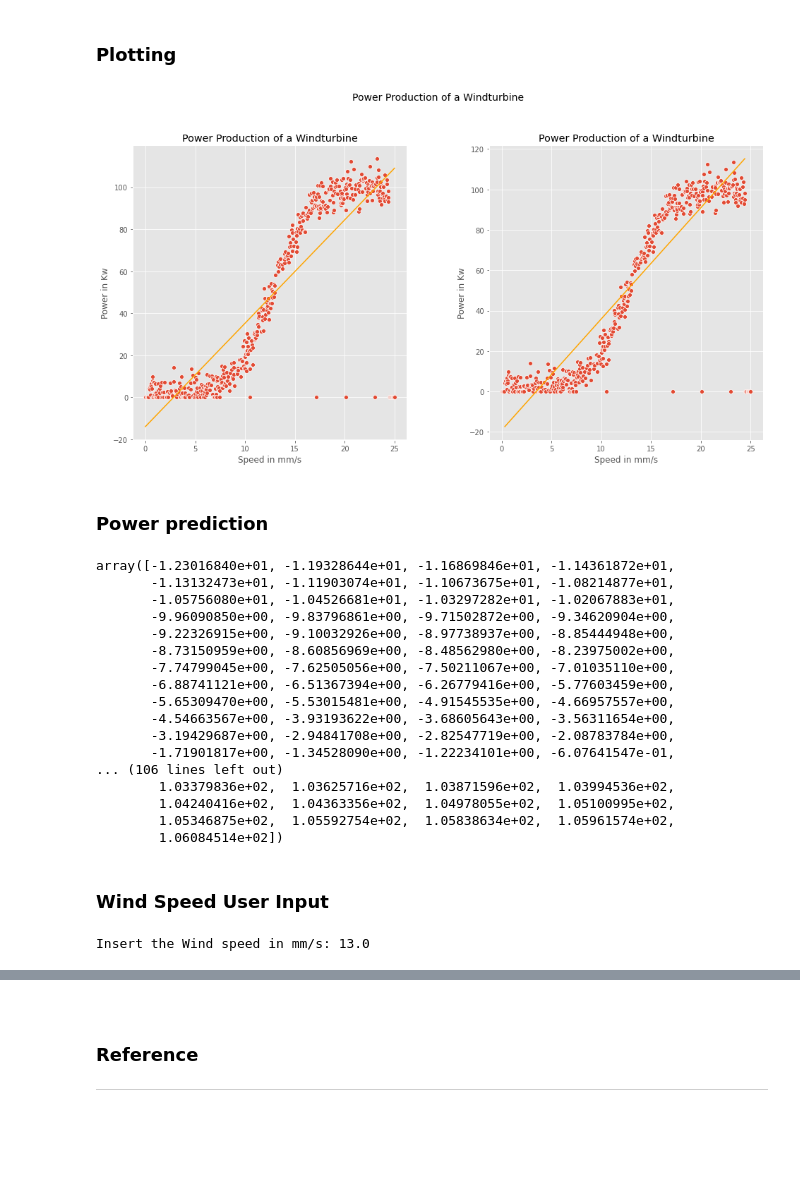
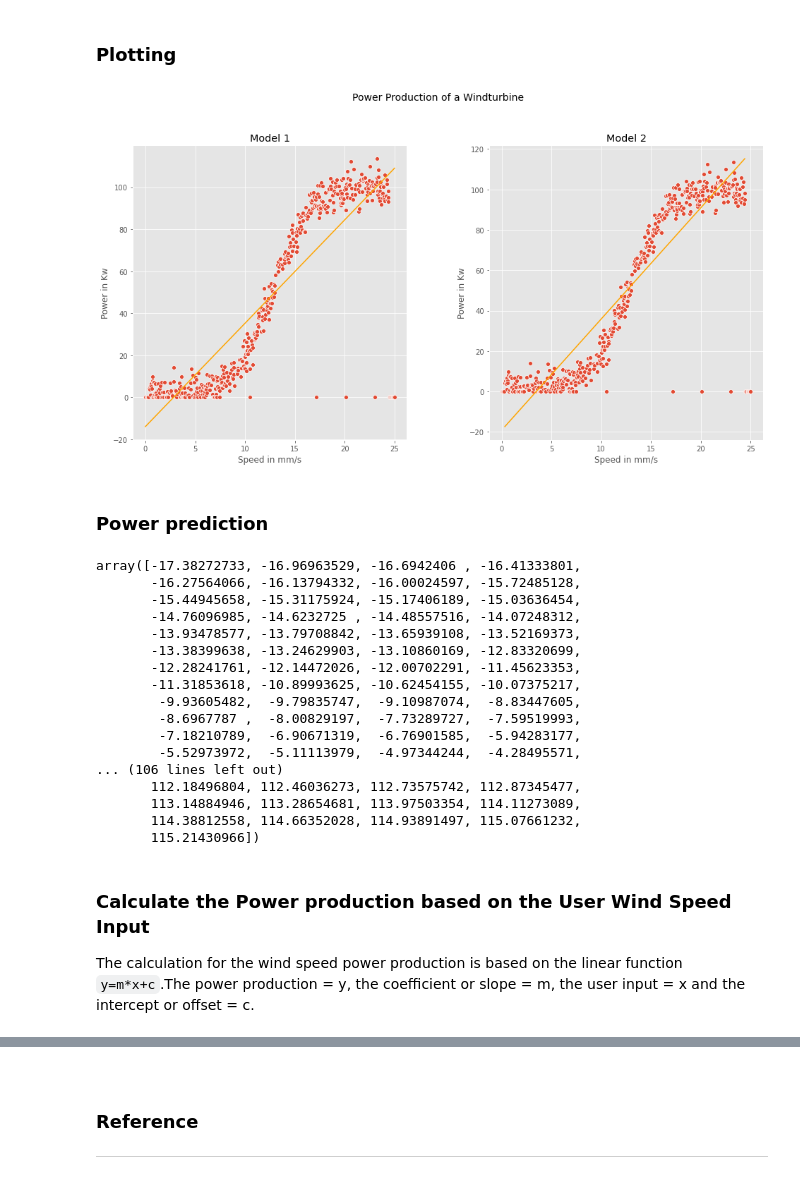
Before and after one commit to Silvio622/foda-project2020, a Jupyter notebook: Prediction of Wind Turbine Power Production .ipynb, the cells around one changed output, grey strips where cells are left out. Cells and saved outputs as stored; diff of their text form; code cells hidden in the pictures; blank space fills up the shorter version.

Commit message:
Insert User Input for power output calculation

```diff
--- a/Prediction of Wind Turbine Power Production .ipynb
+++ b/Prediction of Wind Turbine Power Production .ipynb
@@ -115,51 +115,47 @@ Regression Intercept y axis or Offset:-19.17279283754413
 # %%
 fig = plt.figure(figsize=(16,8))
 title = fig.suptitle("Power Production of a Windturbine", fontsize = 14)
 fig.subplots_adjust(top = 0.85, wspace = 0.3)
 
 ax1 = fig.add_subplot(1,2,1)
-plt.title("Power Production of a Windturbine")
+plt.title("Model 1")
 sns.scatterplot(x='speed',y='power',data=df)
 plt.plot(X1,linmodel1.predict(X1),color='Orange')
 plt.xlabel('Speed in mm/s')
 plt.ylabel('Power in Kw');
 
 ax1 = fig.add_subplot(1,2,2)
-plt.title("Power Production of a Windturbine")
+plt.title("Model 2")
 sns.scatterplot(x='speed',y='power',data=df)
 plt.plot(X2,linmodel2.predict(X2),color='Orange')
 plt.xlabel('Speed in mm/s')
 plt.ylabel('Power in Kw');
 # %% [output]
-[figure, old version]
+[figure, new version]
 # %% [markdown]
 ### Power prediction
 # %%
 #
-y_predict = linmodel.predict(X2)
+y_predict = linmodel2.predict(X2)
 y_predict
 # %% [output]
-array([-1.23016840e+01, -1.19328644e+01, -1.16869846e+01, -1.14361872e+01,
-       -1.13132473e+01, -1.11903074e+01, -1.10673675e+01, -1.08214877e+01,
-       -1.05756080e+01, -1.04526681e+01, -1.03297282e+01, -1.02067883e+01,
-       -9.96090850e+00, -9.83796861e+00, -9.71502872e+00, -9.34620904e+00,
-       -9.22326915e+00, -9.10032926e+00, -8.97738937e+00, -8.85444948e+00,
-       -8.73150959e+00, -8.60856969e+00, -8.48562980e+00, -8.23975002e+00,
-       -7.74799045e+00, -7.62505056e+00, -7.50211067e+00, -7.01035110e+00,
-       -6.88741121e+00, -6.51367394e+00, -6.26779416e+00, -5.77603459e+00,
-       -5.65309470e+00, -5.53015481e+00, -4.91545535e+00, -4.66957557e+00,
-       -4.54663567e+00, -3.93193622e+00, -3.68605643e+00, -3.56311654e+00,
-       -3.19429687e+00, -2.94841708e+00, -2.82547719e+00, -2.08783784e+00,
-       -1.71901817e+00, -1.34528090e+00, -1.22234101e+00, -6.07641547e-01,
+array([-17.38272733, -16.96963529, -16.6942406 , -16.41333801,
+       -16.27564066, -16.13794332, -16.00024597, -15.72485128,
+       -15.44945658, -15.31175924, -15.17406189, -15.03636454,
+       -14.76096985, -14.6232725 , -14.48557516, -14.07248312,
+       -13.93478577, -13.79708842, -13.65939108, -13.52169373,
+       -13.38399638, -13.24629903, -13.10860169, -12.83320699,
+       -12.28241761, -12.14472026, -12.00702291, -11.45623353,
+       -11.31853618, -10.89993625, -10.62454155, -10.07375217,
+        -9.93605482,  -9.79835747,  -9.10987074,  -8.83447605,
+        -8.6967787 ,  -8.00829197,  -7.73289727,  -7.59519993,
+        -7.18210789,  -6.90671319,  -6.76901585,  -5.94283177,
+        -5.52973972,  -5.11113979,  -4.97344244,  -4.28495571,
 ... (106 lines left out)
-        1.03379836e+02,  1.03625716e+02,  1.03871596e+02,  1.03994536e+02,
-        1.04240416e+02,  1.04363356e+02,  1.04978055e+02,  1.05100995e+02,
-        1.05346875e+02,  1.05592754e+02,  1.05838634e+02,  1.05961574e+02,
-        1.06084514e+02])
+       112.18496804, 112.46036273, 112.73575742, 112.87345477,
+       113.14884946, 113.28654681, 113.97503354, 114.11273089,
+       114.38812558, 114.66352028, 114.93891497, 115.07661232,
+       115.21430966])
-# %% [markdown]
-### Wind Speed User Input
-# %%
-# Insert the wind speed
-windspeedinput = float(input('Insert the Wind speed in mm/s: '))
-# %% [output]
-Insert the Wind speed in mm/s: 13.0
+# %% [markdown]
+### Calculate the Power production based on the User Wind Speed Input
+The calculation for the wind speed power production is based on the linear function `y=m*x+c`.The power production = y, the coefficient or slope = m, the user input = x and the intercept or offset = c.
```
Also changed, not shown: parts of 2 cells of this notebook.
